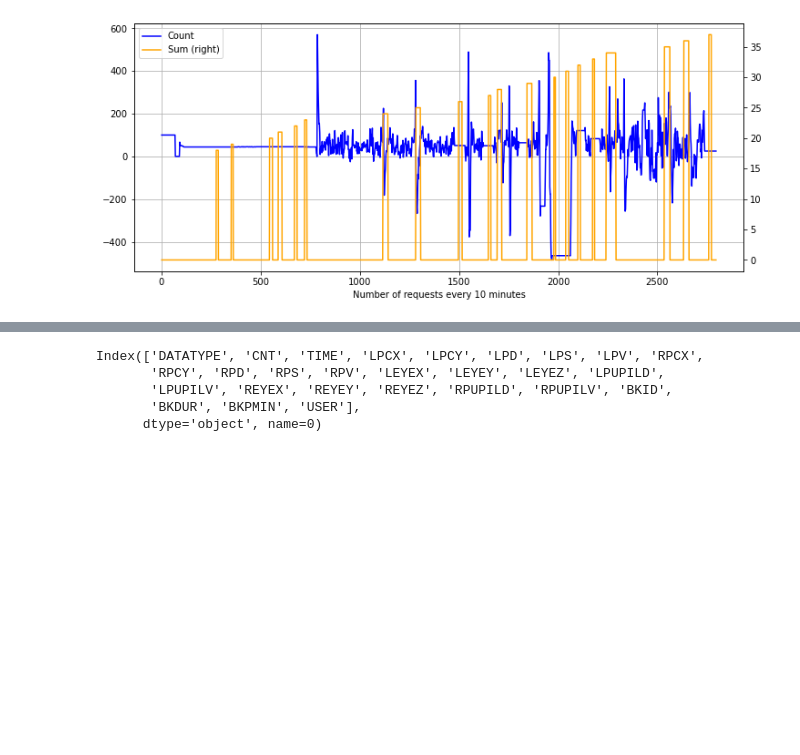
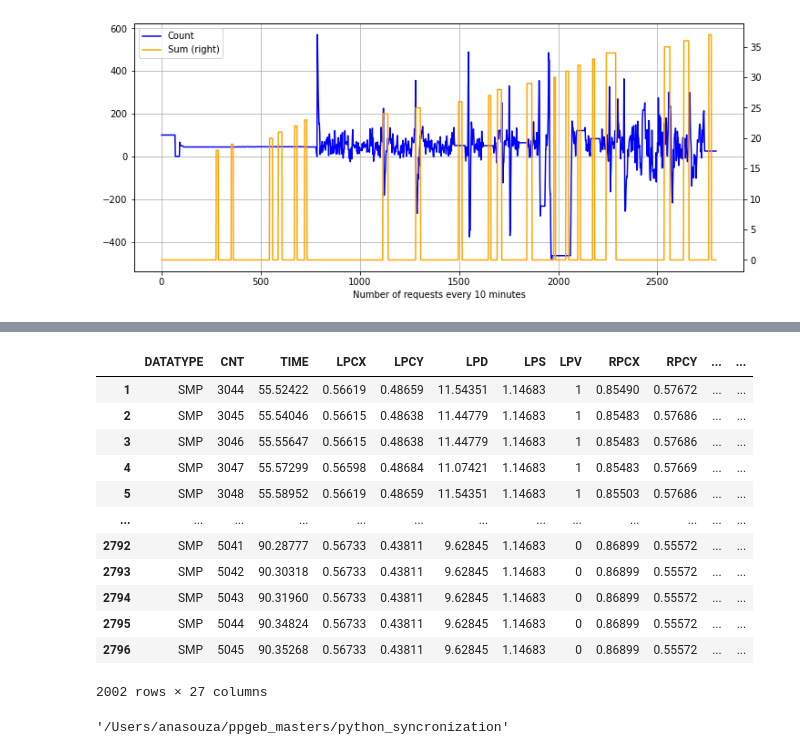
Before and after one commit to anapaulasandes/ppgeb_masters, a Jupyter notebook: python_syncronization/read_txt_ET_EEG_data.ipynb, the cells around one changed output, grey strips where cells are left out. Saved outputs shown, nothing was run; the diff lists cells and outputs as text; code cells hidden in the pictures; blank space fills up the shorter version.

```diff
--- a/python_syncronization/read_txt_ET_EEG_data.ipynb
+++ b/python_syncronization/read_txt_ET_EEG_data.ipynb
@@ -73,8 +110,20 @@ plt.show()
 # %%
-df.columns
+df
 # %% [output]
+|  | DATATYPE | CNT | TIME | LPCX | LPCY | LPD | LPS | LPV | RPCX | RPCY | ... | ... |
+| 1 | SMP | 3044 | 55.52422 | 0.56619 | 0.48659 | 11.54351 | 1.14683 | 1 | 0.85490 | 0.57672 | ... | ... |
+| 2 | SMP | 3045 | 55.54046 | 0.56615 | 0.48638 | 11.44779 | 1.14683 | 1 | 0.85483 | 0.57686 | ... | ... |
+| 3 | SMP | 3046 | 55.55647 | 0.56615 | 0.48638 | 11.44779 | 1.14683 | 1 | 0.85483 | 0.57686 | ... | ... |
+| 4 | SMP | 3047 | 55.57299 | 0.56598 | 0.48684 | 11.07421 | 1.14683 | 1 | 0.85483 | 0.57669 | ... | ... |
+| 5 | SMP | 3048 | 55.58952 | 0.56619 | 0.48659 | 11.54351 | 1.14683 | 1 | 0.85503 | 0.57686 | ... | ... |
+| ... | ... | ... | ... | ... | ... | ... | ... | ... | ... | ... | ... | ... |
+| 2792 | SMP | 5041 | 90.28777 | 0.56733 | 0.43811 | 9.62845 | 1.14683 | 0 | 0.86899 | 0.55572 | ... | ... |
+| 2793 | SMP | 5042 | 90.30318 | 0.56733 | 0.43811 | 9.62845 | 1.14683 | 0 | 0.86899 | 0.55572 | ... | ... |
+| 2794 | SMP | 5043 | 90.31960 | 0.56733 | 0.43811 | 9.62845 | 1.14683 | 0 | 0.86899 | 0.55572 | ... | ... |
+| 2795 | SMP | 5044 | 90.34824 | 0.56733 | 0.43811 | 9.62845 | 1.14683 | 0 | 0.86899 | 0.55572 | ... | ... |
+| 2796 | SMP | 5045 | 90.35268 | 0.56733 | 0.43811 | 9.62845 | 1.14683 | 0 | 0.86899 | 0.55572 | ... | ... |
-Index(['DATATYPE', 'CNT', 'TIME', 'LPCX', 'LPCY', 'LPD', 'LPS', 'LPV', 'RPCX',
-       'RPCY', 'RPD', 'RPS', 'RPV', 'LEYEX', 'LEYEY', 'LEYEZ', 'LPUPILD',
-       'LPUPILV', 'REYEX', 'REYEY', 'REYEZ', 'RPUPILD', 'RPUPILV', 'BKID',
-       'BKDUR', 'BKPMIN', 'USER'],
-      dtype='object', name=0)
+2002 rows × 27 columns
+# %%
+os.getcwd()
+# %% [output]
+'/Users/anasouza/ppgeb_masters/python_syncronization'
```
Also changed, not shown: parts of 4 cells of this notebook, 28 other files.
